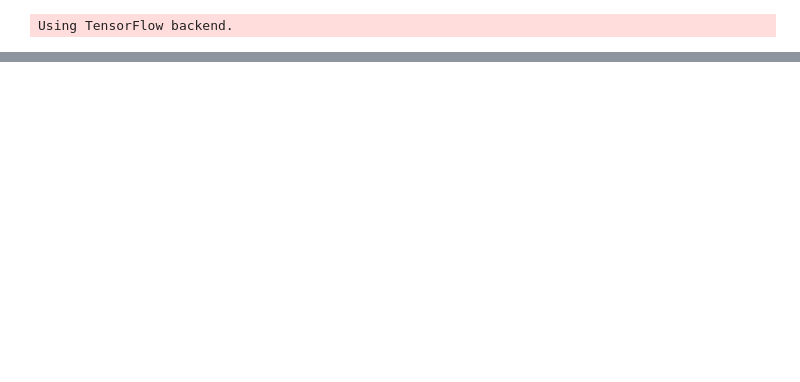
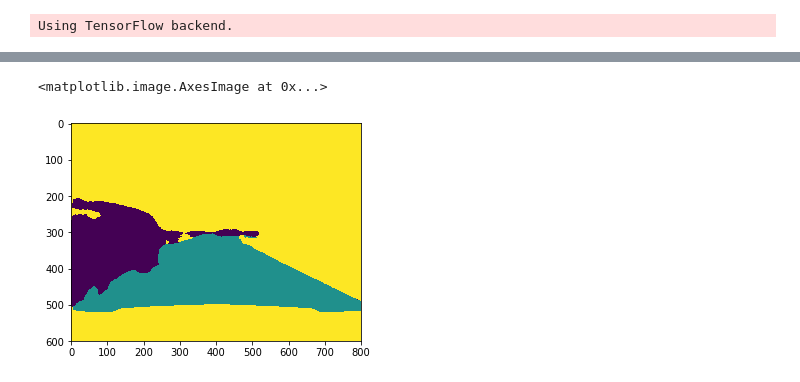
Before and after one commit to chiyuan-goh/lyft-perception-challenge, a Jupyter notebook: exp.ipynb, the cells around one changed output, grey strips where cells are left out. Cells and saved outputs as stored; diff of their text form; code cells hidden in the pictures; blank space fills up the shorter version.

```diff
--- a/exp.ipynb
+++ b/exp.ipynb
@@ -95,7 +42,7 @@ class Metrics2(Callback):
 def run():
     #metrics = Metrics2()
 
-    batch_size=4
+    batch_size=2
     #img_size =
 
     xdata =  os.listdir(img_url)
@@ -103,20 +50,22 @@ def run():
 
     #xtrain, xtest, ytrain, ytest = train_test_split(xdata, ylabel, test_size=0.2)
     xtrain, xtest, ytrain, ytest = train_test_split(xdata, ylabel, test_size=0.2)
-    train_gen = generate_samples(xtrain, ytrain, batch_size=batch_size)
+    train_gen = generate_samples(xtrain, ytrain, batch_size=batch_size, train=True)
     test_gen = generate_samples(xtest, ytest, batch_size=batch_size)
 
     imgsize = (600, 800, 3)
     model = segnet(3, imgsize)
     runobj = model.fit_generator(train_gen,
-                                samples_per_epoch= len(xtrain)//batch_size * batch_size * 1.25,
-                                nb_epoch=10,
+                                samples_per_epoch= len(xtrain)//batch_size * batch_size * 2,
+                                nb_epoch=12,
                                 validation_data=test_gen,
                                 nb_val_samples = (len(xtest)//batch_size) * batch_size,
-                                #callbacks=[metrics],
+                                nb_worker=1,
                                 verbose=1)
 
     model.save("m2")
+
+    return runobj, model
 
 #     model = load_model("m2")
 
@@ -149,0 +79,2 @@ Epoch 10/10
+# %%
+runobj, model = run()
@@ -150,5 +101,5 @@ Epoch 10/10
 # %%
-model = load_model("m2")
+#model = load_model("m2")
 # %%
 f = np.random.choice(os.listdir(label_url))
 img = cv2.imread(os.path.join(img_url, f))
@@ -161 +112,13 @@ plt.imshow(cv2.cvtColor(img, cv2.COLOR_BGR2RGB))
+# %%
+test_x = np.zeros((1, 600, 800, 3)).astype('float')
+test_x[0, :, : ,: ] = img
+test_x = test_x/255.# - 0.5
+test_x[:,hood_pixels_gl[0], hood_pixels_gl[1],:] = 0
+#model = load_model("m2")
+test_sample = model.predict(test_x)
+final = test_sample.argmax(axis=2).reshape((1, 600, 800))[0]
+plt.imshow(final)
+# %% [output]
+<matplotlib.image.AxesImage at 0x...>
+[figure, added]
 # %%
```
Also changed, not shown: parts of 11 cells of this notebook, 2 other files.
